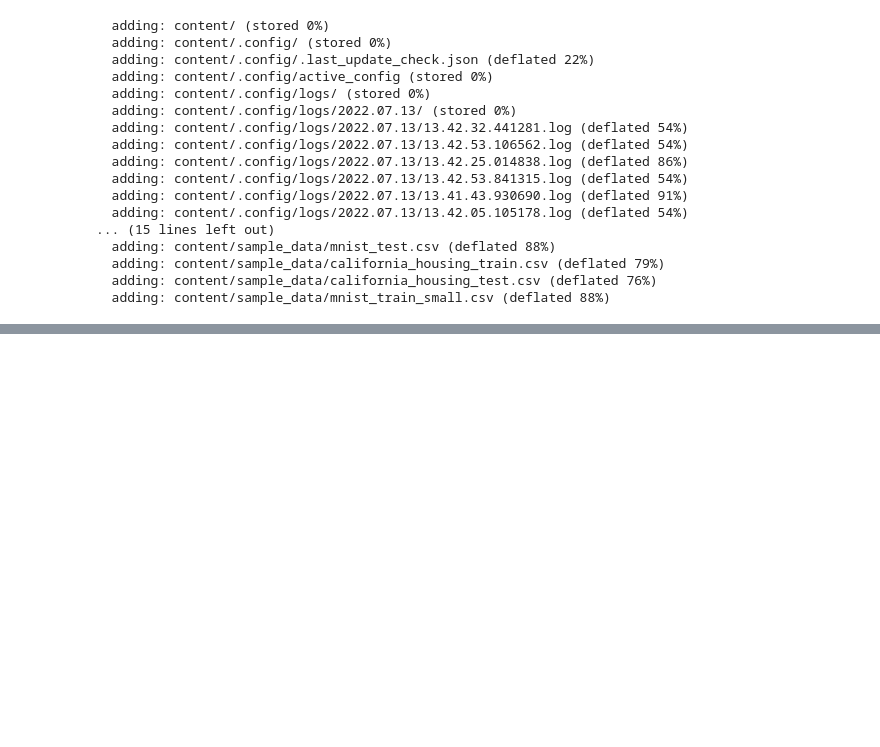
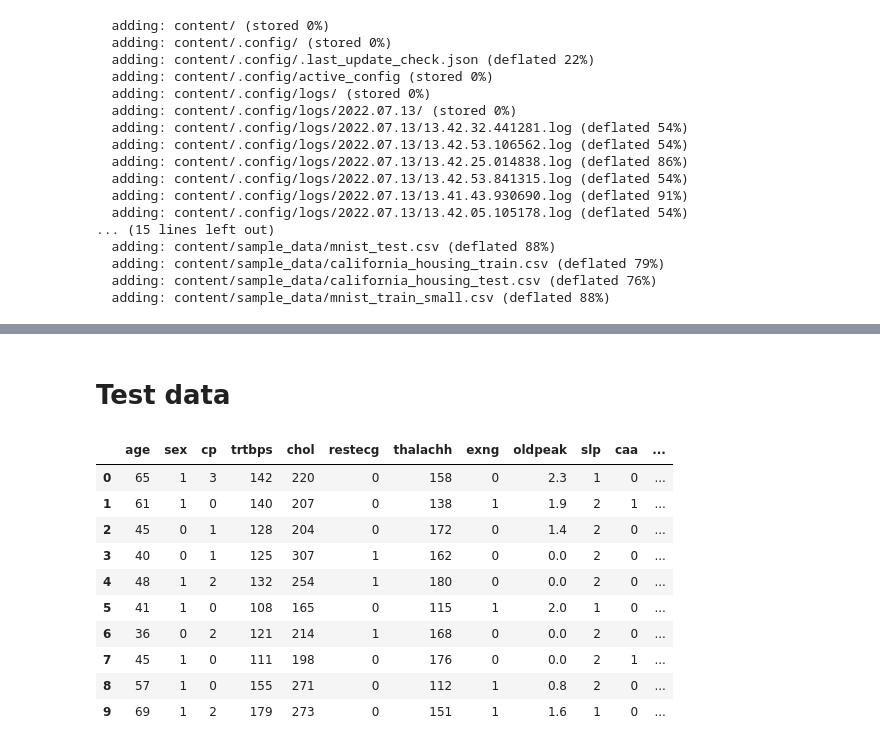
Before and after one commit to cheeann13/Heart-Attack-APP, a Jupyter notebook: heart_model.ipynb, the cells around one changed output, grey strips where cells are left out. Saved outputs shown, nothing was run; the diff lists cells and outputs as text; code cells hidden in the pictures; blank space fills up the shorter version.

```diff
--- a/heart_model.ipynb
+++ b/heart_model.ipynb
@@ -54,6 +54,7 @@ def cramers_corrected_stat(confusion_matrix):
 ## clean path!
 CSV_PATH = os.path.join(os.getcwd(),'dataset','heart.csv')
 MODEL_PATH = os.path.join(os.getcwd(),'model','model.pkl')
+TEST_PATH = os.path.join(os.getcwd(),'dataset','test.csv')
 # %%
 def plot_con_graph(con_col,df,c):
   '''
@@ -568,3 +568,22 @@ files.download("/content/heart.zip")
 # %% [output]
 [interactive output not drawn]
 [interactive output not drawn]
+# %% [markdown]
+# Test data
+# %%
+#loading a nrew dataset to evaluate the model's performance
+test = pd.read_csv(TEST_PATH)
+# %%
+test.head(10)
+# %% [output]
+|  | age | sex | cp | trtbps | chol | restecg | thalachh | exng | oldpeak | slp | caa | ... |
+| 0 | 65 | 1 | 3 | 142 | 220 | 0 | 158 | 0 | 2.3 | 1 | 0 | ... |
+| 1 | 61 | 1 | 0 | 140 | 207 | 0 | 138 | 1 | 1.9 | 2 | 1 | ... |
+| 2 | 45 | 0 | 1 | 128 | 204 | 0 | 172 | 0 | 1.4 | 2 | 0 | ... |
+| 3 | 40 | 0 | 1 | 125 | 307 | 1 | 162 | 0 | 0.0 | 2 | 0 | ... |
+| 4 | 48 | 1 | 2 | 132 | 254 | 1 | 180 | 0 | 0.0 | 2 | 0 | ... |
+| 5 | 41 | 1 | 0 | 108 | 165 | 0 | 115 | 1 | 2.0 | 1 | 0 | ... |
+| 6 | 36 | 0 | 2 | 121 | 214 | 1 | 168 | 0 | 0.0 | 2 | 0 | ... |
+| 7 | 45 | 1 | 0 | 111 | 198 | 0 | 176 | 0 | 0.0 | 2 | 1 | ... |
+| 8 | 57 | 1 | 0 | 155 | 271 | 0 | 112 | 1 | 0.8 | 2 | 0 | ... |
+| 9 | 69 | 1 | 2 | 179 | 273 | 0 | 151 | 1 | 1.6 | 1 | 0 | ... |
```
Also changed, not shown: parts of 12 cells of this notebook, 8 other files.
